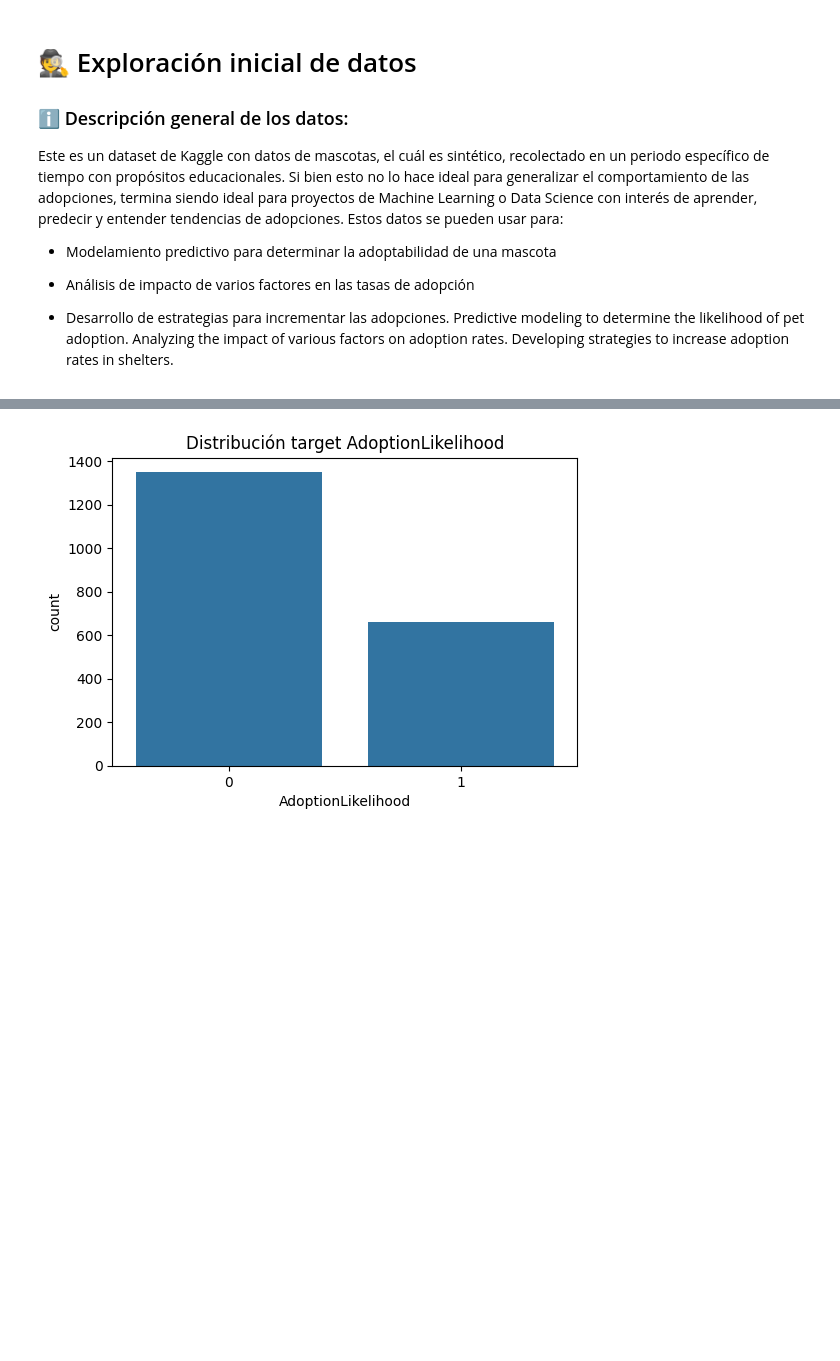
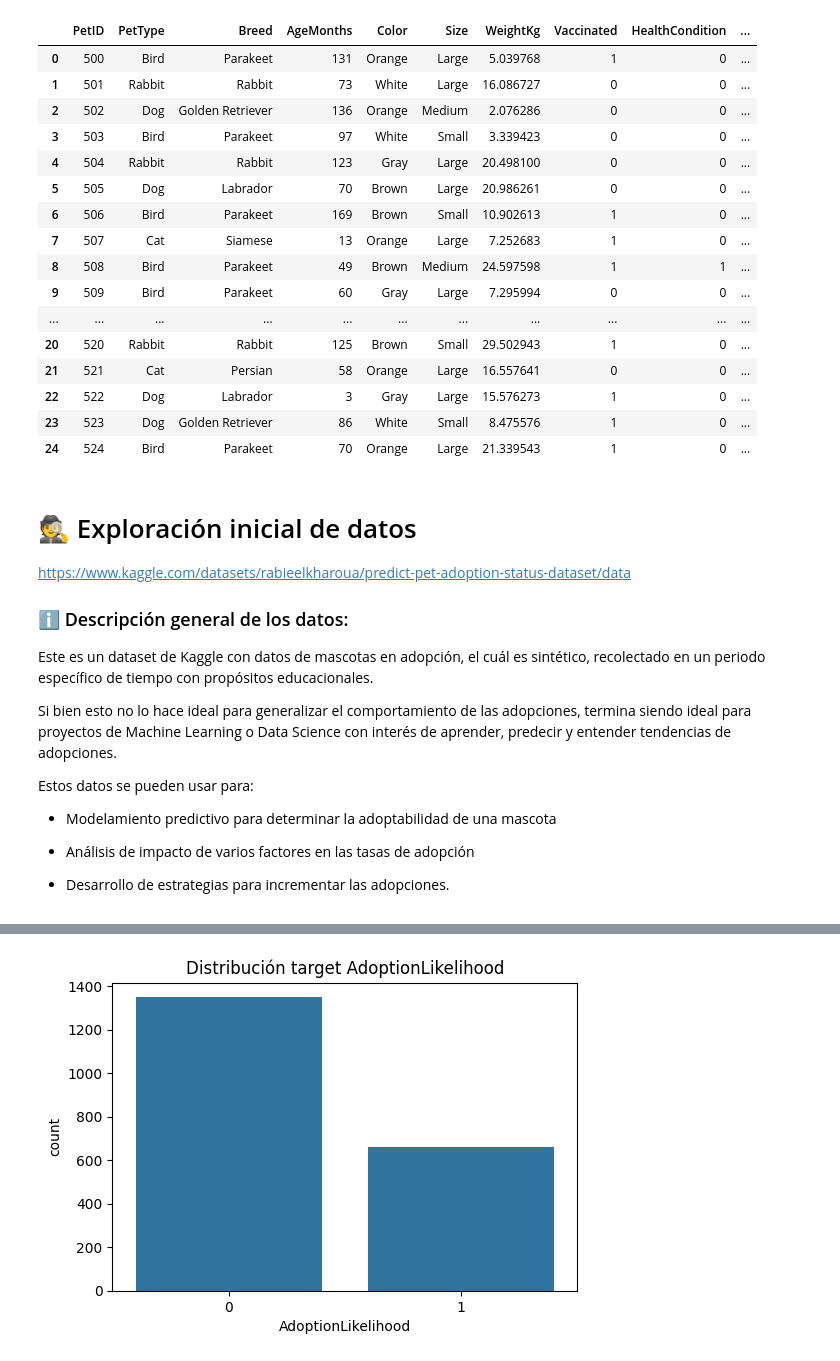
Before and after one commit to emmanuelceron-commits/repo-ML, a Jupyter notebook: MLops_pipeline/src/comprension_eda.ipynb, the cells around one changed output, grey strips where cells are left out. Drawn from its saved outputs; the diff is of its cells as text; code cells hidden in the pictures; blank space fills up the shorter version.

```diff
--- a/MLops_pipeline/src/comprension_eda.ipynb
+++ b/MLops_pipeline/src/comprension_eda.ipynb
@@ -1,29 +1,51 @@
 # %%
 # Imports
 import pandas as pd, numpy as np
 import matplotlib.pyplot as plt, seaborn as sns
 from scipy import stats
 %matplotlib inline
 
 # Carga
 PATH = "../../Base_de_datos.csv"
 df = pd.read_csv(PATH)
 df_original = df.copy()  # guarda copia
+
+df.head(25)
+# %% [output]
+|  | PetID | PetType | Breed | AgeMonths | Color | Size | WeightKg | Vaccinated | HealthCondition | ... |
+| 0 | 500 | Bird | Parakeet | 131 | Orange | Large | 5.039768 | 1 | 0 | ... |
+| 1 | 501 | Rabbit | Rabbit | 73 | White | Large | 16.086727 | 0 | 0 | ... |
+| 2 | 502 | Dog | Golden Retriever | 136 | Orange | Medium | 2.076286 | 0 | 0 | ... |
+| 3 | 503 | Bird | Parakeet | 97 | White | Small | 3.339423 | 0 | 0 | ... |
+| 4 | 504 | Rabbit | Rabbit | 123 | Gray | Large | 20.498100 | 0 | 0 | ... |
+| 5 | 505 | Dog | Labrador | 70 | Brown | Large | 20.986261 | 0 | 0 | ... |
+| 6 | 506 | Bird | Parakeet | 169 | Brown | Small | 10.902613 | 1 | 0 | ... |
+| 7 | 507 | Cat | Siamese | 13 | Orange | Large | 7.252683 | 1 | 0 | ... |
+| 8 | 508 | Bird | Parakeet | 49 | Brown | Medium | 24.597598 | 1 | 1 | ... |
+| 9 | 509 | Bird | Parakeet | 60 | Gray | Large | 7.295994 | 0 | 0 | ... |
+| ... | ... | ... | ... | ... | ... | ... | ... | ... | ... | ... |
+| 20 | 520 | Rabbit | Rabbit | 125 | Brown | Small | 29.502943 | 1 | 0 | ... |
+| 21 | 521 | Cat | Persian | 58 | Orange | Large | 16.557641 | 0 | 0 | ... |
+| 22 | 522 | Dog | Labrador | 3 | Gray | Large | 15.576273 | 1 | 0 | ... |
+| 23 | 523 | Dog | Golden Retriever | 86 | White | Small | 8.475576 | 1 | 0 | ... |
+| 24 | 524 | Bird | Parakeet | 70 | Orange | Large | 21.339543 | 1 | 0 | ... |
 # %% [markdown]
 # 🕵️ Exploración inicial de datos
 
+https://www.kaggle.com/datasets/rabieelkharoua/predict-pet-adoption-status-dataset/data
 
 ### ℹ️ Descripción general de los datos:
 
-Este es un dataset de Kaggle con datos de mascotas, el cuál es sintético, recolectado en un periodo específico de tiempo con propósitos educacionales. Si bien esto no lo hace ideal para generalizar el comportamiento de las adopciones, termina siendo ideal para proyectos de Machine Learning o Data Science con interés de aprender, predecir y entender tendencias de adopciones. Estos datos se pueden usar para:
+Este es un dataset de Kaggle con datos de mascotas en adopción, el cuál es sintético, recolectado en un periodo específico de tiempo con propósitos educacionales.
+
+Si bien esto no lo hace ideal para generalizar el comportamiento de las adopciones, termina siendo ideal para proyectos de Machine Learning o Data Science con interés de aprender, predecir y entender tendencias de adopciones.
+
+Estos datos se pueden usar para:
 
 - Modelamiento predictivo para determinar la adoptabilidad de una mascota
 
 - Análisis de impacto de varios factores en las tasas de adopción
 
 - Desarrollo de estrategias para incrementar las adopciones.
-Predictive modeling to determine the likelihood of pet adoption.
-Analyzing the impact of various factors on adoption rates.
-Developing strategies to increase adoption rates in shelters.
 # %%
 # info básica y nulos
```
Also changed, not shown: parts of 4 cells of this notebook.
